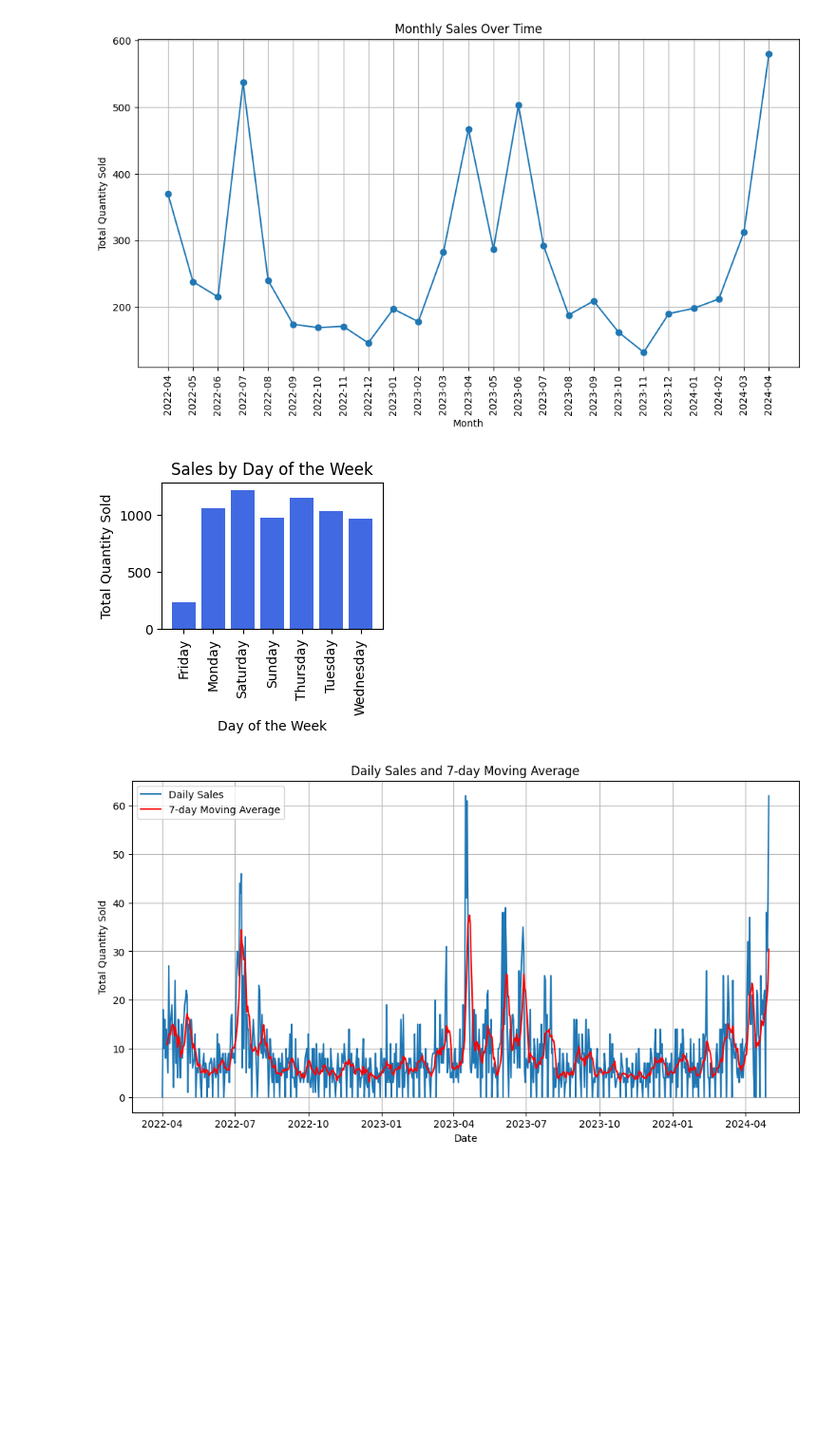
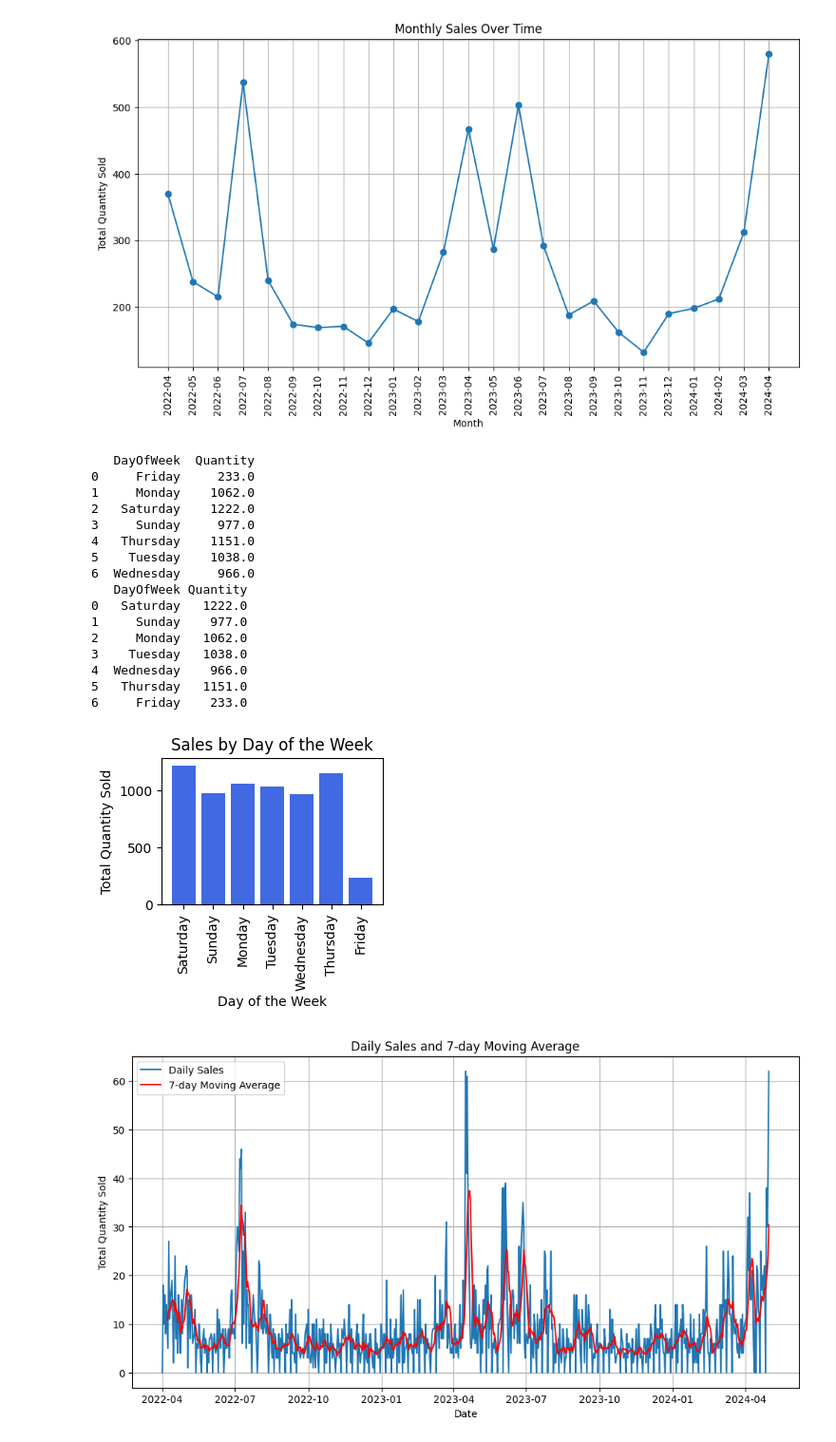
Before and after one commit to IIT-NSTU/Sales-Predictor, a Jupyter notebook: Research Part/EDA.ipynb, the cells around one changed output. Shown at 95% size. Drawn from its saved outputs; the diff is of its cells as text; code cells hidden in the pictures; blank space fills up the shorter version.

```diff
--- a/Research Part/EDA.ipynb
+++ b/Research Part/EDA.ipynb
@@ -185,17 +205,44 @@ plt.show()
 # %%
 data['DayOfWeek'] = data['Date'].dt.day_name()
 
 weekday_sales = data.groupby('DayOfWeek')['Quantity'].sum().reset_index()
+print(weekday_sales)
+
+new_df = pd.DataFrame(columns=['DayOfWeek', 'Quantity'])
+new_df.loc[0] = weekday_sales.loc[2]
+new_df.loc[1] = weekday_sales.loc[3]
+new_df.loc[2] = weekday_sales.loc[1]
+new_df.loc[3] = weekday_sales.loc[5]
+new_df.loc[4] = weekday_sales.loc[6]
+new_df.loc[5] = weekday_sales.loc[4]
+new_df.loc[6] = weekday_sales.loc[0]
+print(new_df)
 
 plt.figure(figsize = (3, 2))
-plt.bar(weekday_sales['DayOfWeek'], weekday_sales['Quantity'], color='royalblue')
+plt.bar(new_df['DayOfWeek'], new_df['Quantity'], color='royalblue')
 plt.title('Sales by Day of the Week')
 plt.xlabel('Day of the Week')
 plt.ylabel('Total Quantity Sold')
 plt.xticks(rotation = 90)
 plt.show()
 # %% [output]
+   DayOfWeek  Quantity
+0     Friday     233.0
+1     Monday    1062.0
+2   Saturday    1222.0
+3     Sunday     977.0
+4   Thursday    1151.0
+5    Tuesday    1038.0
+6  Wednesday     966.0
+   DayOfWeek Quantity
+0   Saturday   1222.0
+1     Sunday    977.0
+2     Monday   1062.0
+3    Tuesday   1038.0
+4  Wednesday    966.0
+5   Thursday   1151.0
+6     Friday    233.0
-[figure, old version]
+[figure, new version]
 # %%
 daily_sales['7-day MA'] = daily_sales['Quantity'].rolling(window=7).mean()
 
```
Also changed, not shown: parts of 3 cells of this notebook, 3 other files.
